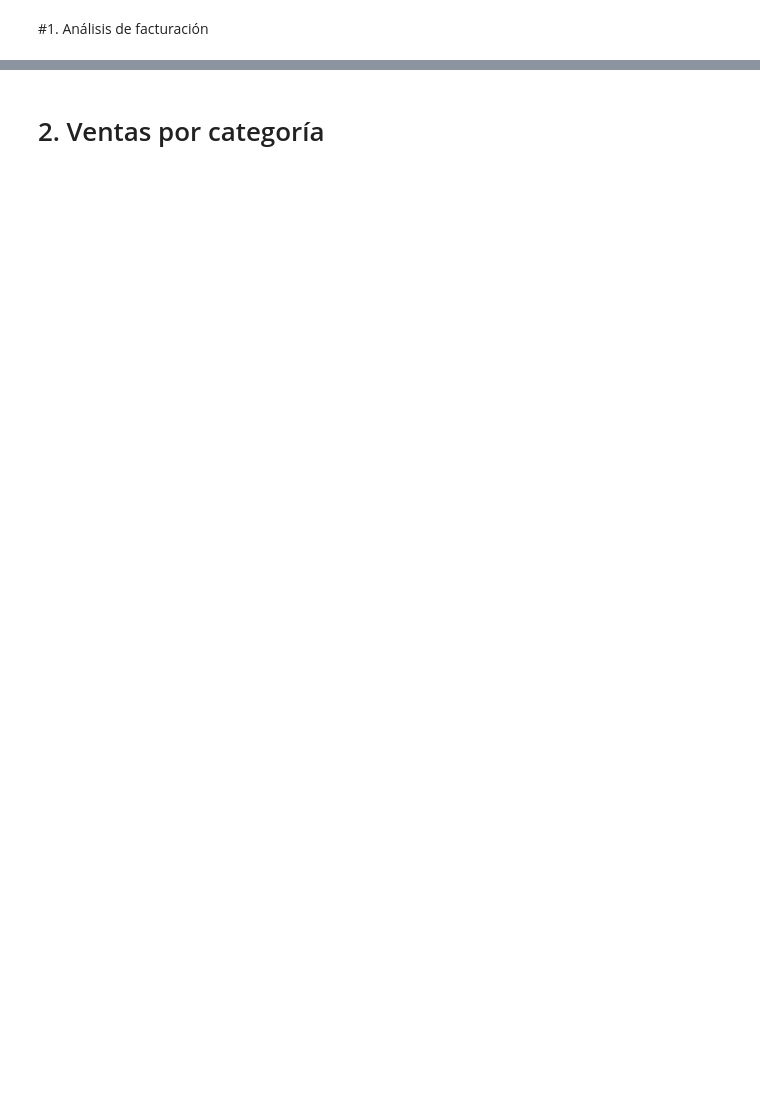
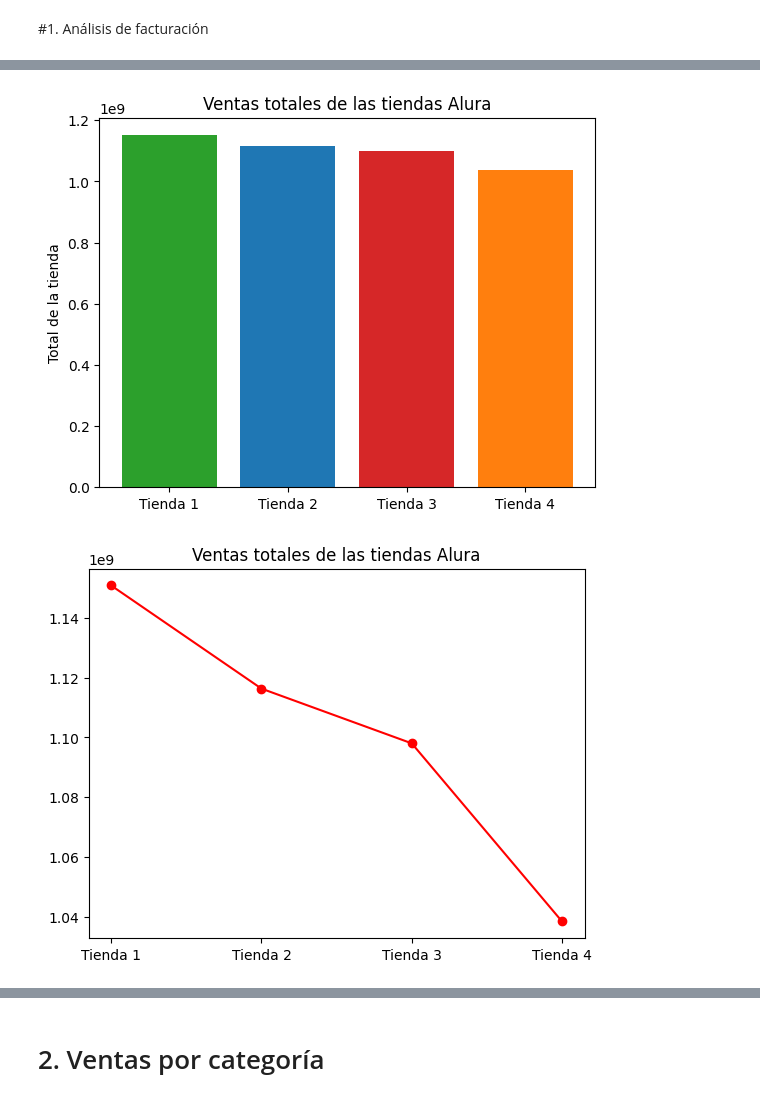
Before and after one commit to daveYR1409/AluraStore, a Jupyter notebook: AluraStoreLatam.ipynb, the cells around one changed output, grey strips where cells are left out. Saved outputs shown, nothing was run; the diff lists cells and outputs as text; code cells hidden in the pictures; blank space fills up the shorter version.

```diff
--- a/AluraStoreLatam.ipynb
+++ b/AluraStoreLatam.ipynb
@@ -40,0 +43,36 @@ print(f'La suma de la tienda 4 es: {suma_tienda4}')
+# %%
+!pip install matplotlib #Se instala la librería de matplotlib con el objetivo de utilizar gráficos mas adelante
+import matplotlib.pyplot as plt
+
+def ventas(tienda):
+  '''
+  Esta función esta hecha para poder calcular la suma total de la venta de cada tienda
+  tiene una variable como argumento y hace el cálculo de una de las columnas en específico (columna Precio)
+  una vez creada la función puede ser usada para cada una de las tiendas que se debe calcular el total
+  '''
+  total_tienda = tienda['Precio'].sum()
+  return total_tienda
+#Gráfico de Barras
+fig, ax = plt.subplots()
+totales = [ventas(tienda), ventas(tienda2), ventas(tienda3), ventas(tienda4)]
+tiendas = ['Tienda 1', 'Tienda 2', 'Tienda 3', 'Tienda 4']
+bar_colors = ['tab:green', 'tab:blue', 'tab:red', 'tab:orange']
+ax.bar(tiendas, totales, color=bar_colors)
+ax.set_ylabel('Total de la tienda')
+ax.set_title('Ventas totales de las tiendas Alura')
+plt.show()
+
+#Gráfico de línea
+fig, ax = plt.subplots()
+ax.plot(['Tienda 1', 'Tienda 2', 'Tienda 3', 'Tienda 4'], [ventas(tienda), ventas(tienda2), ventas(tienda3), ventas(tienda4)], 'o-r')
+ax.set_title('Ventas totales de las tiendas Alura')
+plt.show()
+
+#Gráfico de Pastel
+totales = [ventas(tienda), ventas(tienda2), ventas(tienda3), ventas(tienda4)]
+tiendas = ['Tienda 1', 'Tienda 2', 'Tienda 3', 'Tienda 4']
+fig, ax = plt.subplots()
+plt.pie(totales, labels=tiendas, autopct='%.2f%%', pctdistance=0.8)
+ax.set_title('Ventas totales de las tiendas Alura')
+plt.show()
+# %% [output]
@@ -40,0 +90,2 @@ print(f'La suma de la tienda 4 es: {suma_tienda4}')
+[figure, added]
+[figure, added]
```
Also changed, not shown: parts of 20 cells of this notebook.
